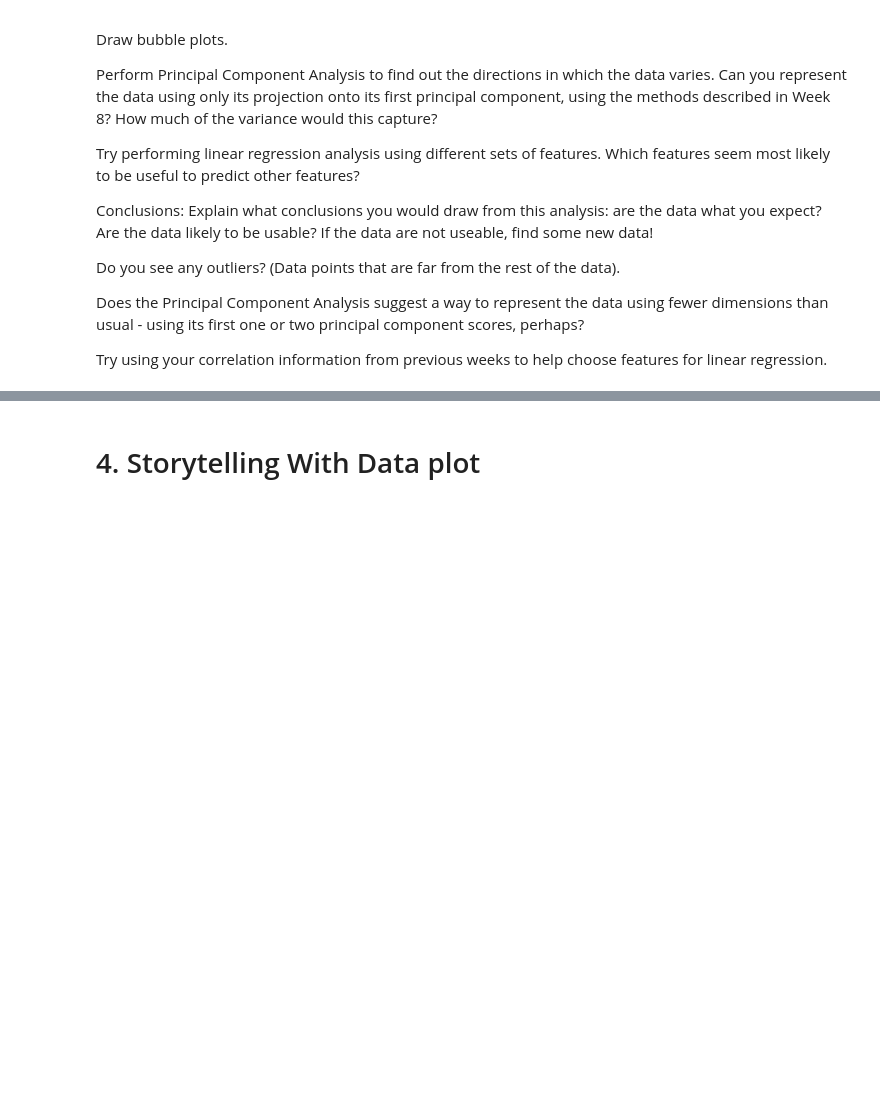
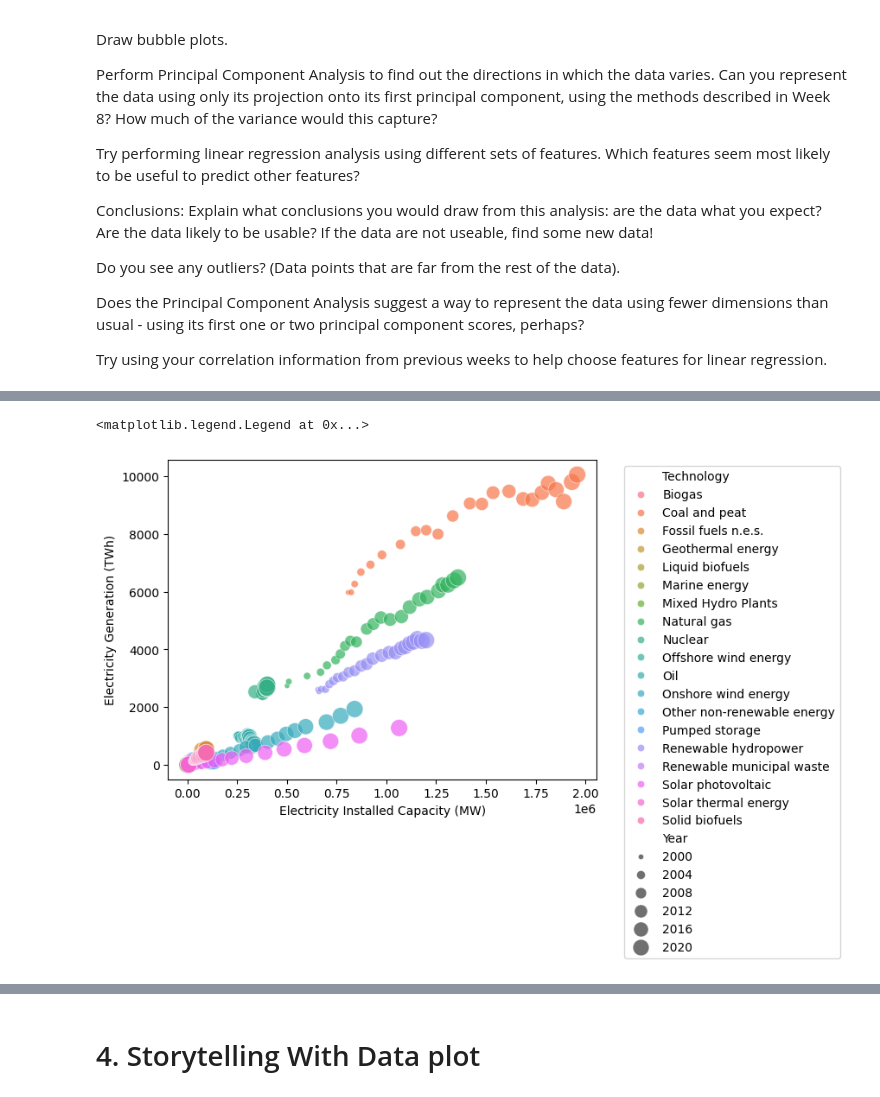
Before and after one commit to ericmach/DX699_Sem-2_AI-For-Leaders, a Jupyter notebook: ModB2-Week9-Mach-Eric.ipynb, the cells around one changed output, grey strips where cells are left out. Drawn from its saved outputs; the diff is of its cells as text; code cells hidden in the pictures; blank space fills up the shorter version.

```diff
--- a/ModB2-Week9-Mach-Eric.ipynb
+++ b/ModB2-Week9-Mach-Eric.ipynb
@@ -74,0 +100,3 @@ Try using your correlation information from previous weeks to help choose featur
+# %%
+irena_technology = irena.groupby(['Technology', 'Year'])[['Electricity Generation (GWh)', 'Electricity Installed Capacity (MW)']].sum().reset_index()
+irena_technology
@@ -74,0 +117,2 @@ Try using your correlation information from previous weeks to help choose featur
+# %%
+irena_technology['Electricity Generation (TWh)'] = irena_technology['Electricity Generation (GWh)'] / 1000
@@ -74,0 +124,6 @@ Try using your correlation information from previous weeks to help choose featur
+# %%
+sns.scatterplot(data=irena_technology, x='Electricity Installed Capacity (MW)', y='Electricity Generation (TWh)', hue='Technology', size='Year', sizes=(20, 200), alpha=0.7)
+plt.legend(bbox_to_anchor=(1.05, 1), loc='upper left')
+# %% [output]
+<matplotlib.legend.Legend at 0x...>
+[figure, added]
```
Also changed, not shown: parts of 38 cells of this notebook.
